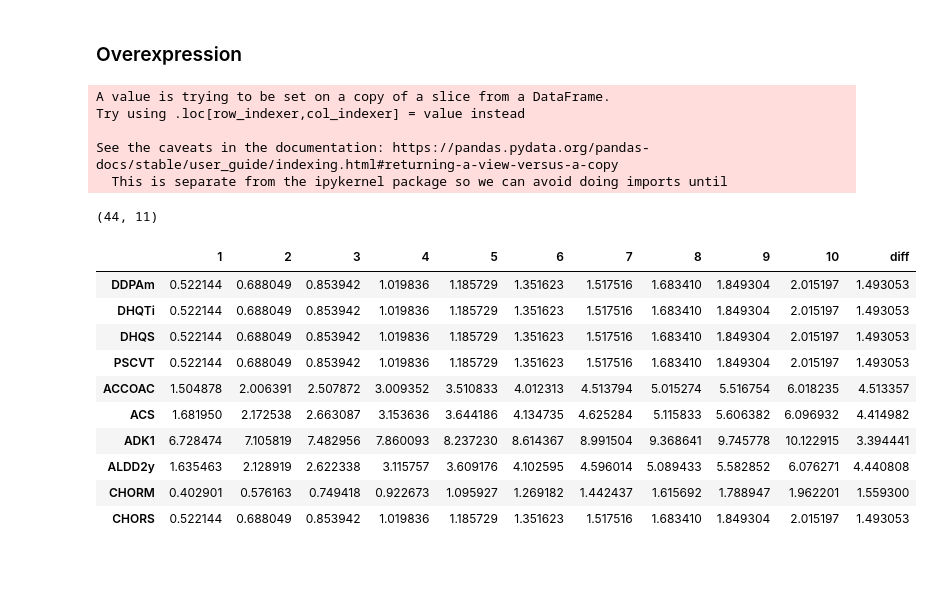
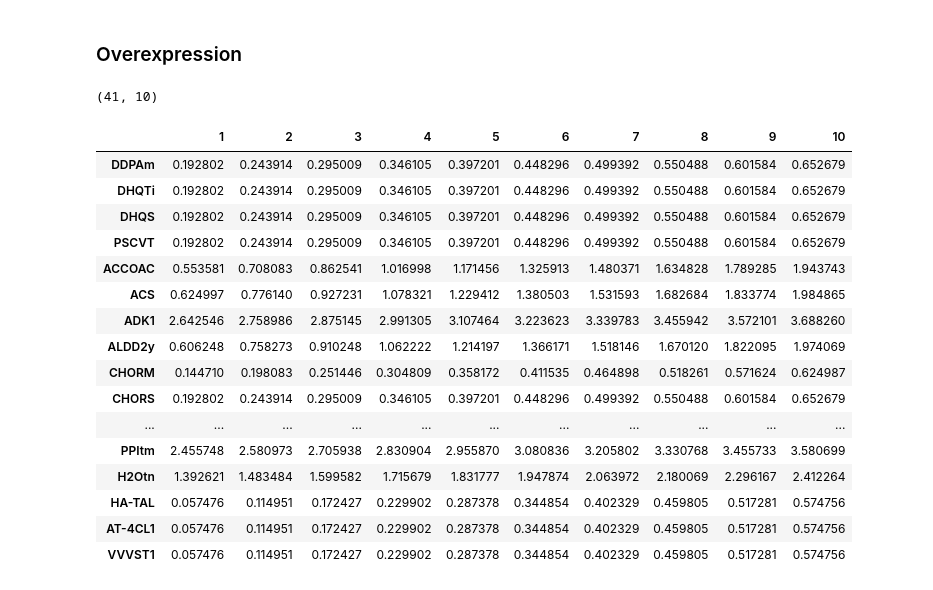
Before and after one commit to 27410/27410-group-assigment-group-4-resveratrol-in-s-cerevisiae, a Jupyter notebook: analysis/05.over_expression.ipynb, the cells around one changed output. Saved outputs shown, nothing was run; the diff lists cells and outputs as text; code cells hidden in the pictures.

```diff
--- a/analysis/05.over_expression.ipynb
+++ b/analysis/05.over_expression.ipynb
@@ -19,0 +20,6 @@ model = read_sbml_model("data/models/yeast8_resv_glc.xml")
+# %%
+m=model.copy() # copy of our model in order to compare the reference model with modified model
+manipulation.increase_flux(m.reactions.EX_glc__D_e, -1.0, -4.0)
+
+print("The maximum growth rate after increased glucose uptake is: ", m.optimize().objective_value, "mmol/gDW*h")
+print("The maximum growth rate of the reference model is: ", model.optimize().objective_value, "mmol/gDW*h")
@@ -19,0 +29,9 @@ model = read_sbml_model("data/models/yeast8_resv_glc.xml")
+# %%
+biomass_objective = m.optimize().objective_value
+biomass_objective_ref = model.optimize().objective_value
+
+m.reactions.GROWTH.lower_bound = biomass_objective*0.5 # set the minimum biomass to be 50% of the flux
+model.reactions.GROWTH.lower_bound = biomass_objective_ref*0.5
+
+print("Biomass bounds now are:", m.reactions.GROWTH.bounds)
+print("Biomass bounds of the reference model are now are:", model.reactions.GROWTH.bounds)
@@ -23,11 +44,12 @@ model = read_sbml_model("data/models/yeast8_resv_glc.xml")
 from cameo.strain_design.deterministic.flux_variability_based import FSEOF
 # %%
 # Apply the Flux Scanning based on Enforced Objective Flux from the cameo package
-fseof = FSEOF(m_res_glu)
+fseof = FSEOF(m)
+fseof_ref=FSEOF(model)
 # %%
 # Define the final reaction for trans-resveratrol reaction as objective
 ## the result shows that the amount of reaction rate of the reaction VVVST1 has increased by fold 10
-result = fseof.run(target=m_res_glu.reactions.VVVST1)
+result = fseof.run(target=m.reactions.VVVST1)
 df=result.data_frame
 df
 # %% [output]
@@ -155,25 +229,25 @@ Name: VVVST1, dtype: float64
 ### Overexpression
 # %%
 # Filter for reactions theirs flux increases with the resveratrol flux
-df4=df[abs(df[1])<abs(df[10])]
-df4['diff']=abs(df4[10])-abs(df4[1]) #/df4[1]
-print(df4.shape)
-df4.head(10)
+df3=df[abs(df[1])<abs(df[10])]
+print(df3.shape)
+df3
 # %% [output]
-A value is trying to be set on a copy of a slice from a DataFrame.
-Try using .loc[row_indexer,col_indexer] = value instead
-
-See the caveats in the documentation: https://pandas.pydata.org/pandas-docs/stable/user_guide/indexing.html#returning-a-view-versus-a-copy
-  This is separate from the ipykernel package so we can avoid doing imports until
+(41, 10)
-(44, 11)
-|  | 1 | 2 | 3 | 4 | 5 | 6 | 7 | 8 | 9 | 10 | diff |
-| DDPAm | 0.522144 | 0.688049 | 0.853942 | 1.019836 | 1.185729 | 1.351623 | 1.517516 | 1.683410 | 1.849304 | 2.015197 | 1.493053 |
-| DHQTi | 0.522144 | 0.688049 | 0.853942 | 1.019836 | 1.185729 | 1.351623 | 1.517516 | 1.683410 | 1.849304 | 2.015197 | 1.493053 |
-| DHQS | 0.522144 | 0.688049 | 0.853942 | 1.019836 | 1.185729 | 1.351623 | 1.517516 | 1.683410 | 1.849304 | 2.015197 | 1.493053 |
-| PSCVT | 0.522144 | 0.688049 | 0.853942 | 1.019836 | 1.185729 | 1.351623 | 1.517516 | 1.683410 | 1.849304 | 2.015197 | 1.493053 |
-| ACCOAC | 1.504878 | 2.006391 | 2.507872 | 3.009352 | 3.510833 | 4.012313 | 4.513794 | 5.015274 | 5.516754 | 6.018235 | 4.513357 |
-| ACS | 1.681950 | 2.172538 | 2.663087 | 3.153636 | 3.644186 | 4.134735 | 4.625284 | 5.115833 | 5.606382 | 6.096932 | 4.414982 |
-| ADK1 | 6.728474 | 7.105819 | 7.482956 | 7.860093 | 8.237230 | 8.614367 | 8.991504 | 9.368641 | 9.745778 | 10.122915 | 3.394441 |
-| ALDD2y | 1.635463 | 2.128919 | 2.622338 | 3.115757 | 3.609176 | 4.102595 | 4.596014 | 5.089433 | 5.582852 | 6.076271 | 4.440808 |
-| CHORM | 0.402901 | 0.576163 | 0.749418 | 0.922673 | 1.095927 | 1.269182 | 1.442437 | 1.615692 | 1.788947 | 1.962201 | 1.559300 |
-| CHORS | 0.522144 | 0.688049 | 0.853942 | 1.019836 | 1.185729 | 1.351623 | 1.517516 | 1.683410 | 1.849304 | 2.015197 | 1.493053 |
+|  | 1 | 2 | 3 | 4 | 5 | 6 | 7 | 8 | 9 | 10 |
+| DDPAm | 0.192802 | 0.243914 | 0.295009 | 0.346105 | 0.397201 | 0.448296 | 0.499392 | 0.550488 | 0.601584 | 0.652679 |
+| DHQTi | 0.192802 | 0.243914 | 0.295009 | 0.346105 | 0.397201 | 0.448296 | 0.499392 | 0.550488 | 0.601584 | 0.652679 |
+| DHQS | 0.192802 | 0.243914 | 0.295009 | 0.346105 | 0.397201 | 0.448296 | 0.499392 | 0.550488 | 0.601584 | 0.652679 |
+| PSCVT | 0.192802 | 0.243914 | 0.295009 | 0.346105 | 0.397201 | 0.448296 | 0.499392 | 0.550488 | 0.601584 | 0.652679 |
+| ACCOAC | 0.553581 | 0.708083 | 0.862541 | 1.016998 | 1.171456 | 1.325913 | 1.480371 | 1.634828 | 1.789285 | 1.943743 |
+| ACS | 0.624997 | 0.776140 | 0.927231 | 1.078321 | 1.229412 | 1.380503 | 1.531593 | 1.682684 | 1.833774 | 1.984865 |
+| ADK1 | 2.642546 | 2.758986 | 2.875145 | 2.991305 | 3.107464 | 3.223623 | 3.339783 | 3.455942 | 3.572101 | 3.688260 |
+| ALDD2y | 0.606248 | 0.758273 | 0.910248 | 1.062222 | 1.214197 | 1.366171 | 1.518146 | 1.670120 | 1.822095 | 1.974069 |
+| CHORM | 0.144710 | 0.198083 | 0.251446 | 0.304809 | 0.358172 | 0.411535 | 0.464898 | 0.518261 | 0.571624 | 0.624987 |
+| CHORS | 0.192802 | 0.243914 | 0.295009 | 0.346105 | 0.397201 | 0.448296 | 0.499392 | 0.550488 | 0.601584 | 0.652679 |
+| ... | ... | ... | ... | ... | ... | ... | ... | ... | ... | ... |
+| PPItm | 2.455748 | 2.580973 | 2.705938 | 2.830904 | 2.955870 | 3.080836 | 3.205802 | 3.330768 | 3.455733 | 3.580699 |
+| H2Otn | 1.392621 | 1.483484 | 1.599582 | 1.715679 | 1.831777 | 1.947874 | 2.063972 | 2.180069 | 2.296167 | 2.412264 |
+| HA-TAL | 0.057476 | 0.114951 | 0.172427 | 0.229902 | 0.287378 | 0.344854 | 0.402329 | 0.459805 | 0.517281 | 0.574756 |
+| AT-4CL1 | 0.057476 | 0.114951 | 0.172427 | 0.229902 | 0.287378 | 0.344854 | 0.402329 | 0.459805 | 0.517281 | 0.574756 |
+| VVVST1 | 0.057476 | 0.114951 | 0.172427 | 0.229902 | 0.287378 | 0.344854 | 0.402329 | 0.459805 | 0.517281 | 0.574756 |
```
Also changed, not shown: parts of 33 cells of this notebook, 5 other files.
